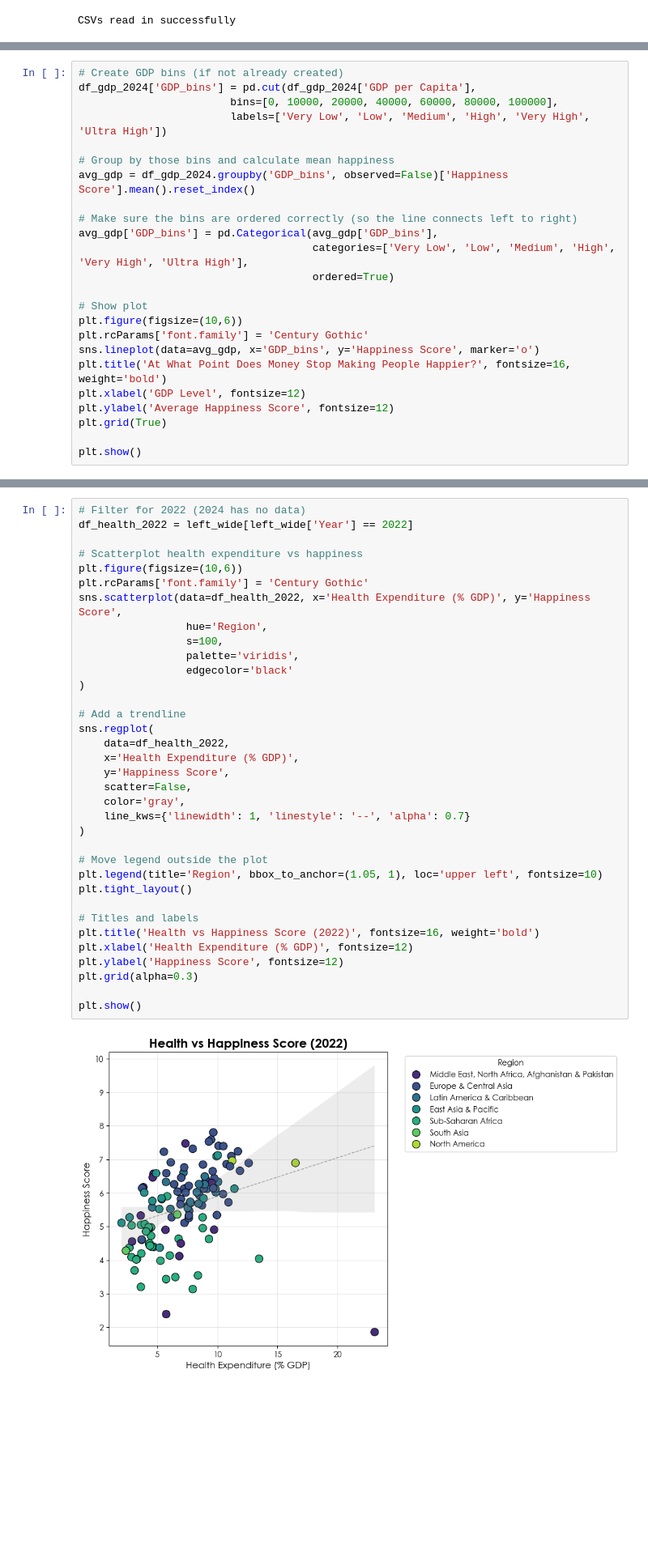
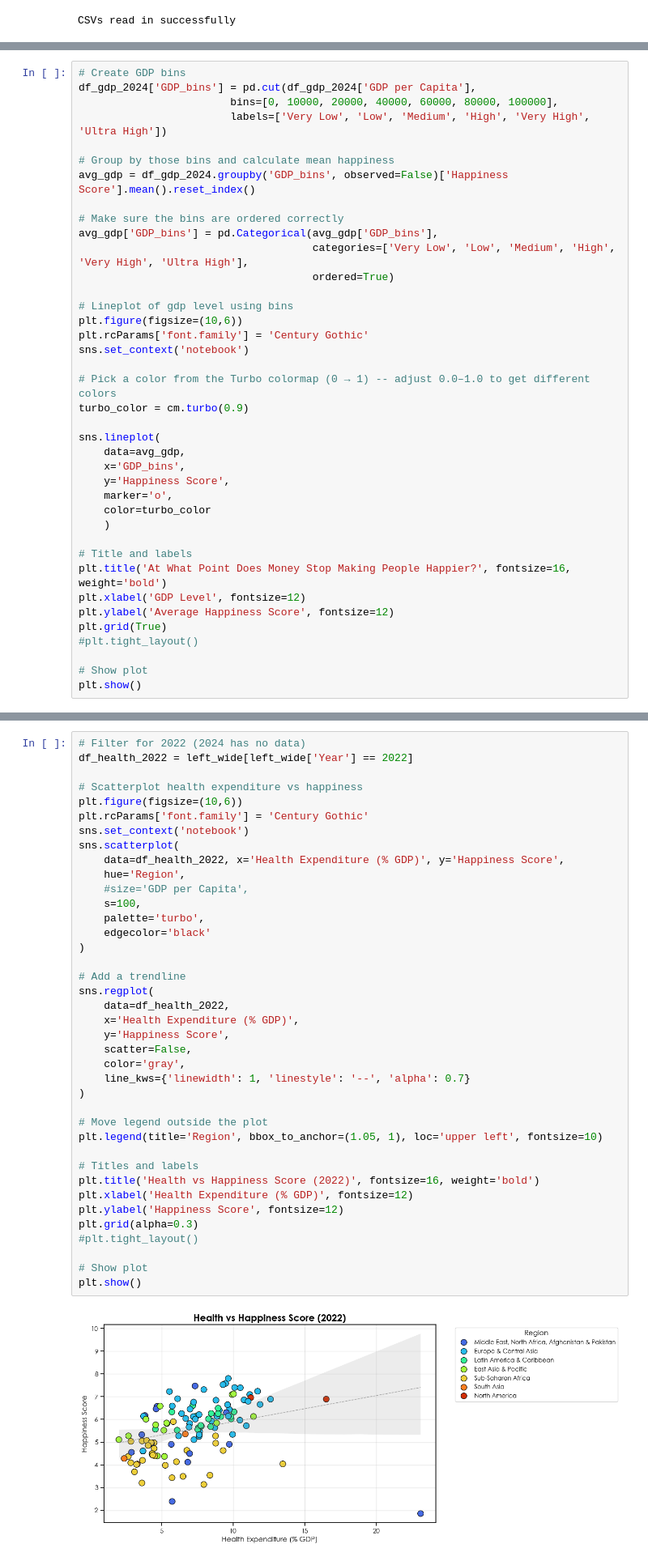
Before and after one commit to bgizzle78/C11_Capstone, a Jupyter notebook: notebooks/visuals_final.ipynb, the cells around one changed output, grey strips where cells are left out. Shown at 81% size. Cells and saved outputs as stored; diff of their text form; blank space fills up the shorter version.

```diff
--- a/notebooks/visuals_final.ipynb
+++ b/notebooks/visuals_final.ipynb
@@ -163,5 +176,5 @@ plt.show()
 # %%
-# Create GDP bins (if not already created)
+# Create GDP bins
 df_gdp_2024['GDP_bins'] = pd.cut(df_gdp_2024['GDP per Capita'],
                         bins=[0, 10000, 20000, 40000, 60000, 80000, 100000],
                         labels=['Very Low', 'Low', 'Medium', 'High', 'Very High', 'Ultra High'])
@@ -169,19 +182,34 @@ df_gdp_2024['GDP_bins'] = pd.cut(df_gdp_2024['GDP per Capita'],
 # Group by those bins and calculate mean happiness
 avg_gdp = df_gdp_2024.groupby('GDP_bins', observed=False)['Happiness Score'].mean().reset_index()
 
-# Make sure the bins are ordered correctly (so the line connects left to right)
+# Make sure the bins are ordered correctly
 avg_gdp['GDP_bins'] = pd.Categorical(avg_gdp['GDP_bins'],
                                      categories=['Very Low', 'Low', 'Medium', 'High', 'Very High', 'Ultra High'],
                                      ordered=True)
 
-# Show plot
+# Lineplot of gdp level using bins
 plt.figure(figsize=(10,6))
 plt.rcParams['font.family'] = 'Century Gothic'
-sns.lineplot(data=avg_gdp, x='GDP_bins', y='Happiness Score', marker='o')
+sns.set_context('notebook')
+
+# Pick a color from the Turbo colormap (0 → 1) -- adjust 0.0–1.0 to get different colors
+turbo_color = cm.turbo(0.9)
+
+sns.lineplot(
+    data=avg_gdp,
+    x='GDP_bins',
+    y='Happiness Score',
+    marker='o',
+    color=turbo_color
+    )
+
+# Title and labels
 plt.title('At What Point Does Money Stop Making People Happier?', fontsize=16, weight='bold')
 plt.xlabel('GDP Level', fontsize=12)
 plt.ylabel('Average Happiness Score', fontsize=12)
 plt.grid(True)
+#plt.tight_layout()
 
+# Show plot
 plt.show()
 # %% [output]
@@ -196,38 +219,42 @@ See the caveats in the documentation: https://pandas.pydata.org/pandas-docs/stab
 # %%
 # Filter for 2022 (2024 has no data)
 df_health_2022 = left_wide[left_wide['Year'] == 2022]
 
 # Scatterplot health expenditure vs happiness
 plt.figure(figsize=(10,6))
 plt.rcParams['font.family'] = 'Century Gothic'
-sns.scatterplot(data=df_health_2022, x='Health Expenditure (% GDP)', y='Happiness Score',
-                 hue='Region',
-                 s=100,
-                 palette='viridis',
-                 edgecolor='black'
+sns.set_context('notebook')
+sns.scatterplot(
+    data=df_health_2022, x='Health Expenditure (% GDP)', y='Happiness Score',
+    hue='Region',
+    #size='GDP per Capita',
+    s=100,
+    palette='turbo',
+    edgecolor='black'
 )
 
 # Add a trendline
 sns.regplot(
     data=df_health_2022,
     x='Health Expenditure (% GDP)',
     y='Happiness Score',
     scatter=False,
     color='gray',
     line_kws={'linewidth': 1, 'linestyle': '--', 'alpha': 0.7}
 )
 
 # Move legend outside the plot
 plt.legend(title='Region', bbox_to_anchor=(1.05, 1), loc='upper left', fontsize=10)
-plt.tight_layout()
 
 # Titles and labels
 plt.title('Health vs Happiness Score (2022)', fontsize=16, weight='bold')
 plt.xlabel('Health Expenditure (% GDP)', fontsize=12)
 plt.ylabel('Happiness Score', fontsize=12)
 plt.grid(alpha=0.3)
+#plt.tight_layout()
 
+# Show plot
 plt.show()
 # %% [output]
-[figure, old version]
+[figure, new version]
 # %% [markdown]
```
Also changed, not shown: parts of 30 cells of this notebook, 15 other files.
